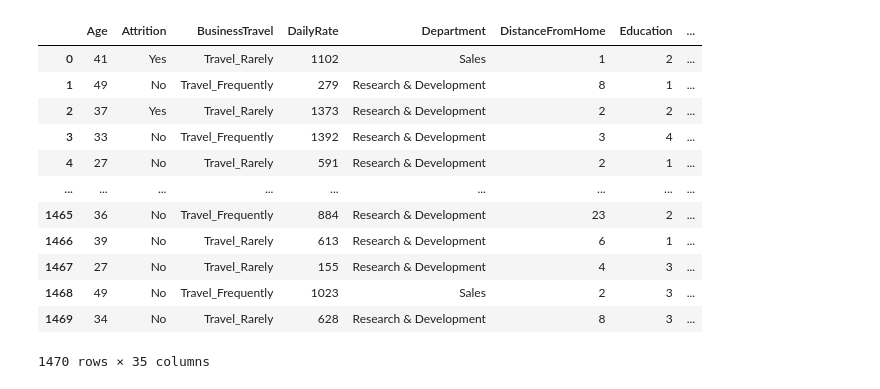
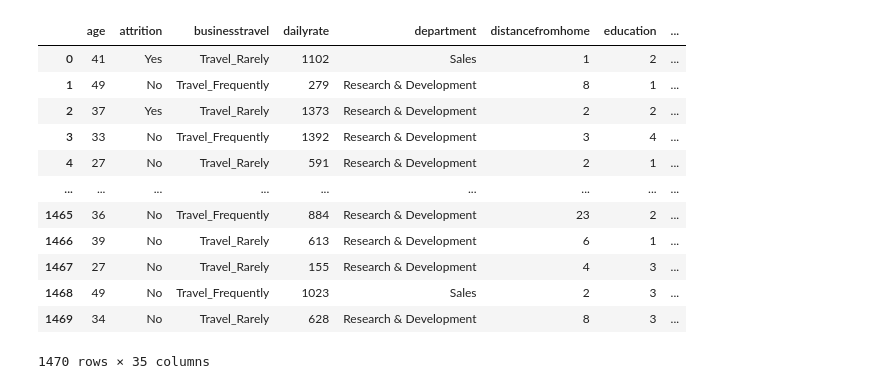
Before and after one commit to dalemunroe/project-4_group-2, a Jupyter notebook: project4_dm.ipynb, the cells around one changed output. Drawn from its saved outputs; the diff is of its cells as text; code cells hidden in the pictures.

```diff
--- a/project4_dm.ipynb
+++ b/project4_dm.ipynb
@@ -10,0 +28,23 @@ import matplotlib.pyplot as plt
+# %%
+#Create DataFrame from SQL table
+pg_connection = f'{protocol}://{username}:{password}@{host}:{port}/{database_name}'
+conn = pg.connect(pg_connection)
+raw_ibm_df = psql.read_sql('SELECT * FROM ibm_employee_data', conn)
+
+# Display all the DataFrame Columns
+pd.options.display.max_columns = None
+display(raw_ibm_df)
+# %% [output]
+|  | age | attrition | businesstravel | dailyrate | department | distancefromhome | education | ... |
+| 0 | 41 | Yes | Travel_Rarely | 1102 | Sales | 1 | 2 | ... |
+| 1 | 49 | No | Travel_Frequently | 279 | Research & Development | 8 | 1 | ... |
+| 2 | 37 | Yes | Travel_Rarely | 1373 | Research & Development | 2 | 2 | ... |
+| 3 | 33 | No | Travel_Frequently | 1392 | Research & Development | 3 | 4 | ... |
+| 4 | 27 | No | Travel_Rarely | 591 | Research & Development | 2 | 1 | ... |
+| ... | ... | ... | ... | ... | ... | ... | ... | ... |
+| 1465 | 36 | No | Travel_Frequently | 884 | Research & Development | 23 | 2 | ... |
+| 1466 | 39 | No | Travel_Rarely | 613 | Research & Development | 6 | 1 | ... |
+| 1467 | 27 | No | Travel_Rarely | 155 | Research & Development | 4 | 3 | ... |
+| 1468 | 49 | No | Travel_Frequently | 1023 | Sales | 2 | 3 | ... |
+| 1469 | 34 | No | Travel_Rarely | 628 | Research & Development | 8 | 3 | ... |
+1470 rows × 35 columns
@@ -11,23 +54,9 @@ import matplotlib.pyplot as plt
 # %%
-#  Import and read the charity_data.csv.
-import pandas as pd
-raw_ibm_df = pd.read_csv("data/WA_Fn-UseC_-HR-Employee-raw_ibm_df.csv")
-pd.options.display.max_columns = None
-display(raw_ibm_df)
+# #  Import and read the charity_data.csv.
+# import pandas as pd
+# raw_ibm_df = pd.read_csv('data/WA_Fn-UseC_-HR-Employee-Attrition.csv')
+# pd.options.display.max_columns = None
+# display(raw_ibm_df)
-# %% [output]
-|  | Age | Attrition | BusinessTravel | DailyRate | Department | DistanceFromHome | Education | ... |
-| 0 | 41 | Yes | Travel_Rarely | 1102 | Sales | 1 | 2 | ... |
-| 1 | 49 | No | Travel_Frequently | 279 | Research & Development | 8 | 1 | ... |
-| 2 | 37 | Yes | Travel_Rarely | 1373 | Research & Development | 2 | 2 | ... |
-| 3 | 33 | No | Travel_Frequently | 1392 | Research & Development | 3 | 4 | ... |
-| 4 | 27 | No | Travel_Rarely | 591 | Research & Development | 2 | 1 | ... |
-| ... | ... | ... | ... | ... | ... | ... | ... | ... |
-| 1465 | 36 | No | Travel_Frequently | 884 | Research & Development | 23 | 2 | ... |
-| 1466 | 39 | No | Travel_Rarely | 613 | Research & Development | 6 | 1 | ... |
-| 1467 | 27 | No | Travel_Rarely | 155 | Research & Development | 4 | 3 | ... |
-| 1468 | 49 | No | Travel_Frequently | 1023 | Sales | 2 | 3 | ... |
-| 1469 | 34 | No | Travel_Rarely | 628 | Research & Development | 8 | 3 | ... |
-1470 rows × 35 columns
 # %%
 # checking for null values
 raw_ibm_df.isnull().sum()
```
Also changed, not shown: parts of 18 cells of this notebook, 7 other files.
